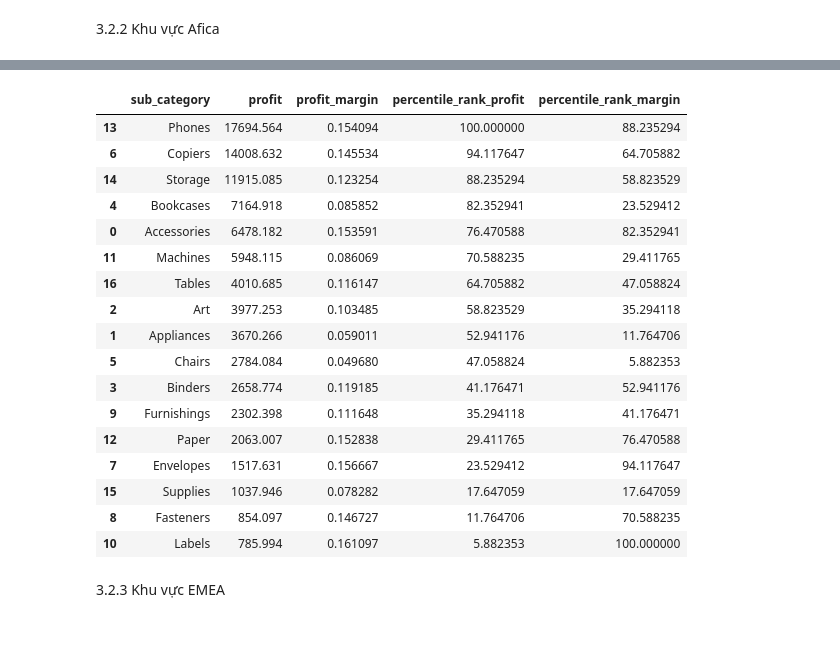
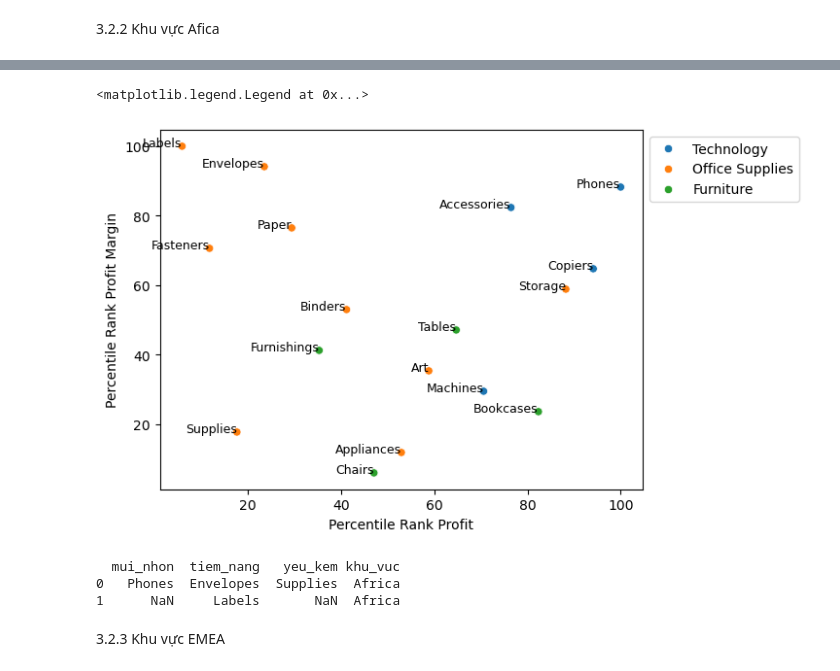
Before and after one commit to GiaDuc411/Report-With-Python, a Jupyter notebook: How to increase supermarket revenue.ipynb, the cells around one changed output, grey strips where cells are left out. Drawn from its saved outputs; the diff is of its cells as text; code cells hidden in the pictures; blank space fills up the shorter version.

```diff
--- a/How to increase supermarket revenue.ipynb
+++ b/How to increase supermarket revenue.ipynb
@@ -324,37 +234,48 @@ df_Africa.head(5)
 # %%
 # phân loại sản phẩm
-Africa_table=df_Africa.groupby('sub_category')[['profit','sales']].sum().reset_index()
+Africa_table=df_Africa.groupby(['sub_category','category'])[['profit','sales']].sum().reset_index()
 Africa_table['profit_margin']=Africa_table['profit']/Africa_table['sales']
 Africa_table_sorted = Africa_table.sort_values(by='profit', ascending=False)
 Africa_table_sorted = Africa_table_sorted.drop(columns=['sales'])
 Africa_table_sorted['percentile_rank_profit'] = Africa_table_sorted['profit'].rank(pct=True) * 100
 Africa_table_sorted['percentile_rank_margin'] = Africa_table_sorted['profit_margin'].rank(pct=True) * 100
 df_Africa_table_sorted=pd.DataFrame(Africa_table_sorted)
 df_Africa_table_sorted
+# hàm vẽ biều đồ
+x = df_Africa_table_sorted["percentile_rank_profit"]
+y = df_Africa_table_sorted["percentile_rank_margin"]
+c = df_Africa_table_sorted["sub_category"]
+z = df_Africa_table_sorted["category"]
+sns.scatterplot(x=x, y=y,hue=z, alpha=1)
+# Thêm giá trị của 'sub_category' vào từng điểm
+for i in range(len(x)):
+    plt.text(x[i], y[i], c[i], fontsize=9, ha='right')
+#phân loại
+#Gắn nhãn cho các trục
+plt.xlabel('Percentile Rank Profit')
+plt.ylabel('Percentile Rank Profit Margin')
+plt.legend(bbox_to_anchor=(1, 1))
 # %% [output]
-|  | sub_category | profit | profit_margin | percentile_rank_profit | percentile_rank_margin |
-| 13 | Phones | 17694.564 | 0.154094 | 100.000000 | 88.235294 |
-| 6 | Copiers | 14008.632 | 0.145534 | 94.117647 | 64.705882 |
-| 14 | Storage | 11915.085 | 0.123254 | 88.235294 | 58.823529 |
-| 4 | Bookcases | 7164.918 | 0.085852 | 82.352941 | 23.529412 |
-| 0 | Accessories | 6478.182 | 0.153591 | 76.470588 | 82.352941 |
-| 11 | Machines | 5948.115 | 0.086069 | 70.588235 | 29.411765 |
-| 16 | Tables | 4010.685 | 0.116147 | 64.705882 | 47.058824 |
-| 2 | Art | 3977.253 | 0.103485 | 58.823529 | 35.294118 |
-| 1 | Appliances | 3670.266 | 0.059011 | 52.941176 | 11.764706 |
-| 5 | Chairs | 2784.084 | 0.049680 | 47.058824 | 5.882353 |
-| 3 | Binders | 2658.774 | 0.119185 | 41.176471 | 52.941176 |
-| 9 | Furnishings | 2302.398 | 0.111648 | 35.294118 | 41.176471 |
-| 12 | Paper | 2063.007 | 0.152838 | 29.411765 | 76.470588 |
-| 7 | Envelopes | 1517.631 | 0.156667 | 23.529412 | 94.117647 |
-| 15 | Supplies | 1037.946 | 0.078282 | 17.647059 | 17.647059 |
-| 8 | Fasteners | 854.097 | 0.146727 | 11.764706 | 70.588235 |
-| 10 | Labels | 785.994 | 0.161097 | 5.882353 | 100.000000 |
+<matplotlib.legend.Legend at 0x...>
+[figure, added]
 # %%
 #Danh sách sản phẩm bên Africa
-List_APAC_mui_nhon={'Phones','Copiers','Accessories'} #percentile_rank_profit cao và percentile_rank_margin cao
-List_APAC_tiem_nang={'Labels','Envelopes','Paper'} #percentile_rank_profit thấp và percentile_rank_margin cao
-List_APAC_yeu_kem={'Supplies'} #percentile_rank_profit thấp và percentile_rank_margin thấp
+List_Africa_mui_nhon={'Phones'} #percentile_rank_profit >80 và percentile_rank_margin >80
+List_Africa_tiem_nang={'Labels','Envelopes'} #percentile_rank_profit < 40 và percentile_rank_margin > 80
+List_Africa_yeu_kem={'Supplies'} #percentile_rank_profit <20 và percentile_rank_margin <20
+data = {
+    'mui_nhon': pd.Series(list(List_Africa_mui_nhon)),
+    'tiem_nang': pd.Series(list(List_Africa_tiem_nang)),
+    'yeu_kem': pd.Series(list(List_Africa_yeu_kem)),
+    'khu_vuc': 'Africa'  # Cột chỉ có giá trị là "EU"
+}
+# Tạo DataFrame từ từ điển
+df_Africa = pd.DataFrame(data)
+print(df_Africa)
+# %% [output]
+  mui_nhon  tiem_nang   yeu_kem khu_vuc
+0   Phones  Envelopes  Supplies  Africa
+1      NaN     Labels       NaN  Africa
 # %% [markdown]
 3.2.3 Khu vực EMEA
 # %%
```
Also changed, not shown: parts of 36 cells of this notebook.
